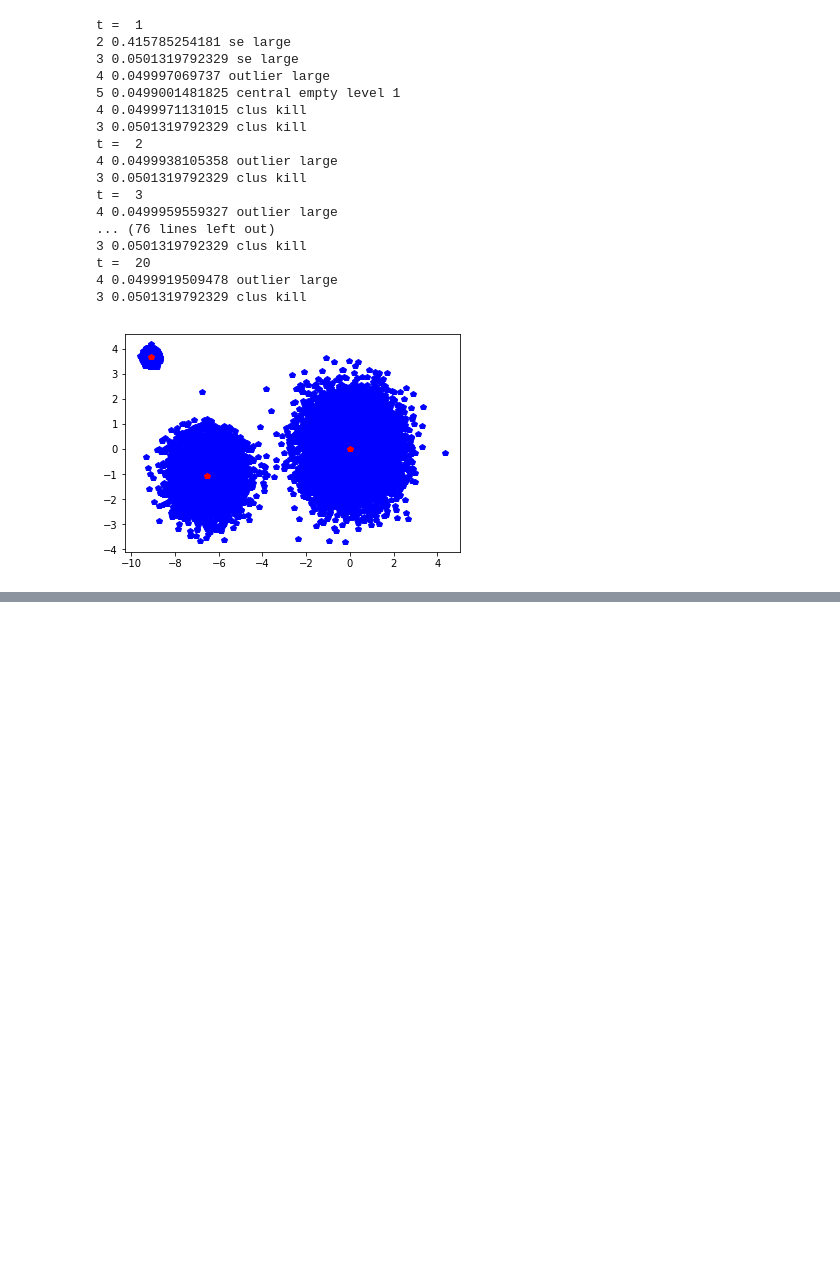
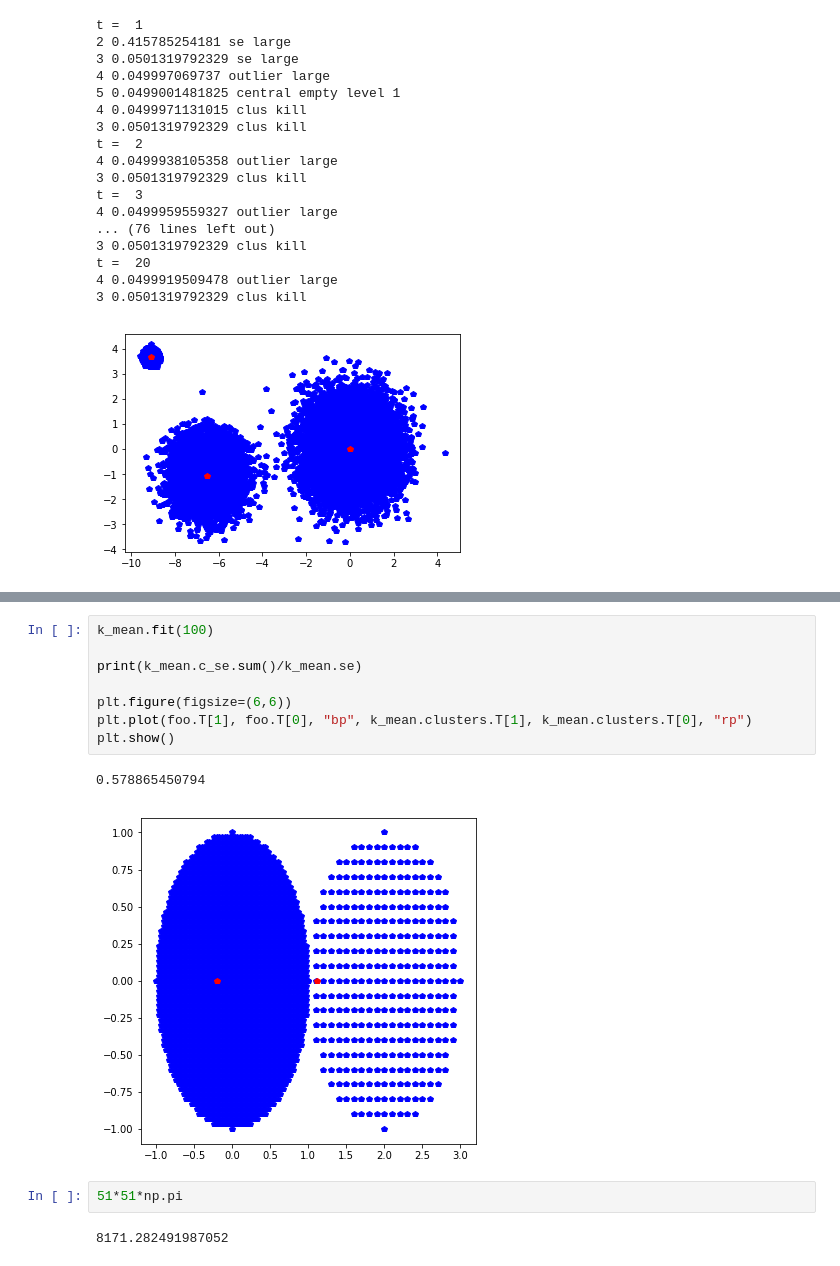
Before and after one commit to Dogiko/KMeans-Clustering, a Jupyter notebook: main.ipynb, the cells around one changed output, grey strips where cells are left out. Saved outputs shown, nothing was run; the diff lists cells and outputs as text; blank space fills up the shorter version.

```diff
--- a/main.ipynb
+++ b/main.ipynb
@@ -415,0 +453,15 @@ def erf(x, Taylor=100):
+# %%
+k_mean.fit(100)
+
+print(k_mean.c_se.sum()/k_mean.se)
+
+plt.figure(figsize=(6,6))
+plt.plot(foo.T[1], foo.T[0], "bp", k_mean.clusters.T[1], k_mean.clusters.T[0], "rp")
+plt.show()
+# %% [output]
+0.578865450794
+[figure, added]
+# %%
+51*51*np.pi
+# %% [output]
+8171.282491987052
```
Also changed, not shown: parts of 8 cells of this notebook.
